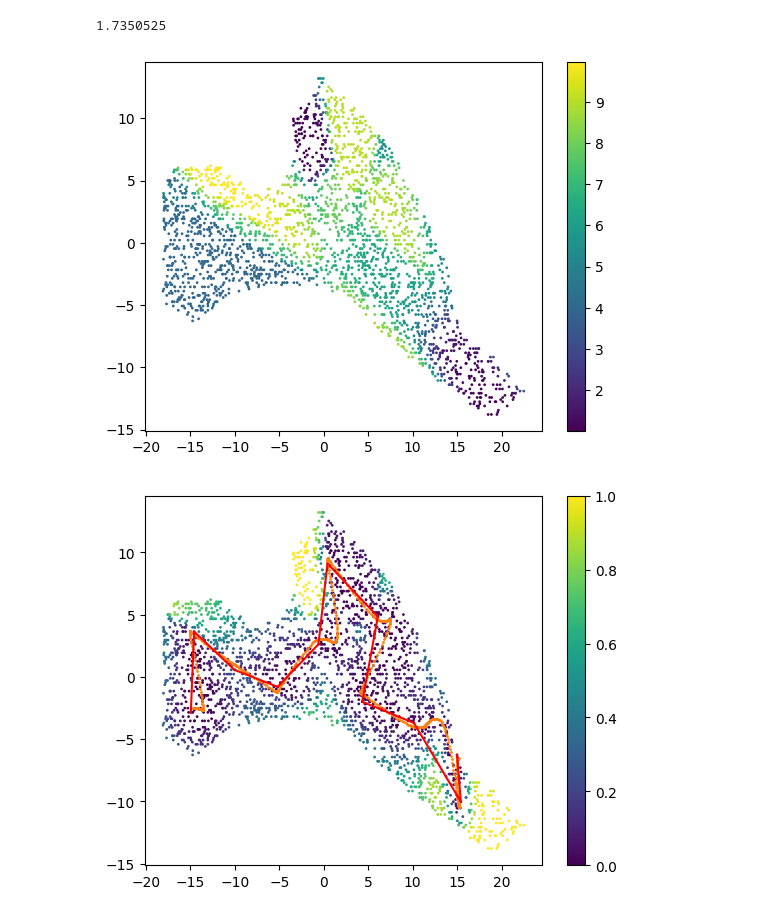
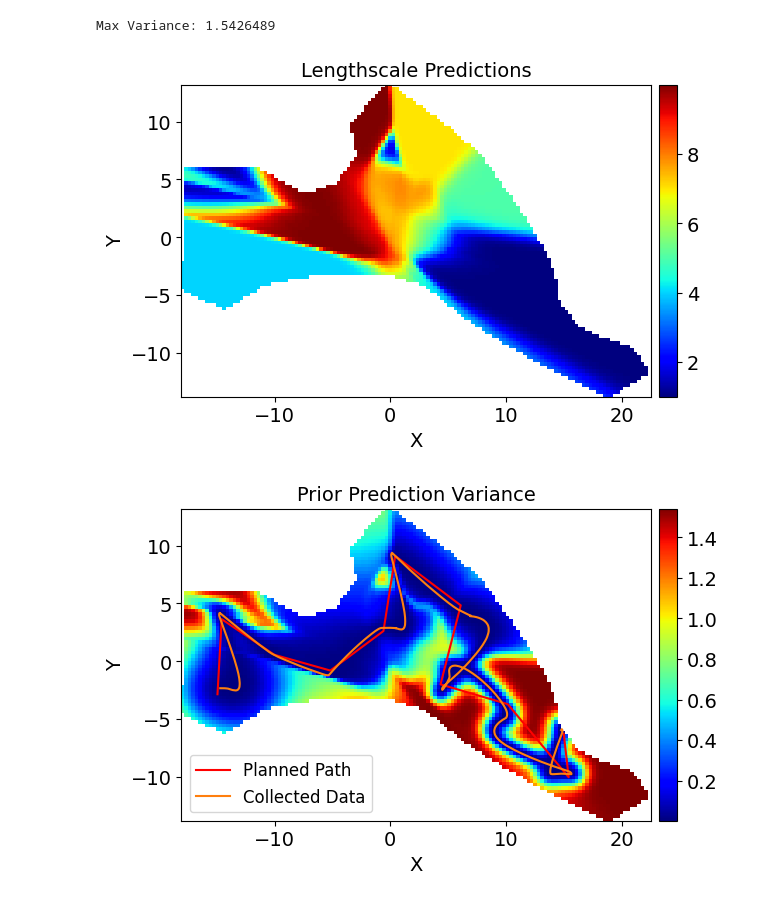
Before and after one commit to itskalvik/ros_sgp_tools, a Jupyter notebook: scripts/postprocess.ipynb, the cells around one changed output. Saved outputs shown, nothing was run; the diff lists cells and outputs as text; code cells hidden in the pictures.

Commit message:
Update coverage mission log plotter

```diff
--- a/scripts/postprocess.ipynb
+++ b/scripts/postprocess.ipynb
@@ -70,5 +45,5 @@ def plot_results(X_candidates, y_candidates, var,
 # %%
-mission_log = "../launch/data/Coverage-mission-2026-01-09-00-55-23"
+mission_log = "../launch/data/Coverage-mission-2026-01-08-23-59-54"
 num_samples = 5000
 
 # data file
@@ -117,3 +92,5 @@ X_init = X_scaler.transform(X_init)
 
 initial_path = X_scaler.transform(initial_path)
 sol_path = X_scaler.transform(sol_path)
+
+fence_vertices = X_scaler.transform(fence_vertices)
@@ -143,37 +142,81 @@ Skipping registering GPU devices...
 # %%
 # Init GP model
 _, _, _, gpr = get_model_params(np.vstack([X_init]).astype(np.float32),
                                 np.vstack([y_init]).astype(np.float32),
                                 kernel=kernel,
                                 noise_variance=noise_variance,
                                 return_model=True,
+                                force_gp=True,
                                 verbose=False,
                                 max_steps=0)
 
 # Load pre-trained parameters
 fname = os.path.join(mission_log, f"model_params.pkl")
 with open(fname, 'rb') as handle:
     params = pickle.load(handle)
 gpflow.utilities.multiple_assign(gpr.kernel, params['kernel'])
 gpflow.utilities.multiple_assign(gpr.likelihood, params['likelihood'])
 
 mean, var = gpr.predict_f(X_candidates.astype(np.float32))
-print(var.numpy().max())
+print("Max Variance:", var.numpy().max())
 
-lengthscales = kernel.get_lengthscales(X_candidates.astype(np.float32))
-plt.scatter(X_candidates[:, 0], X_candidates[:, 1], s=1, c=lengthscales)
-plt.colorbar()
+# ---- Plot lengthscale map ----
+fig, ax = plt.subplots()
+
+lengthscales = kernel.get_lengthscales(X_grid.astype(np.float32))
+lengthscales[outside_idx] = np.nan
+
+im = ax.imshow(
+    lengthscales.reshape(num_x, num_y).T,
+    origin='lower', cmap='jet',
+    extent=extent
+)
+ax.set_aspect('equal')
+
+divider = make_axes_locatable(ax)
+cax = divider.append_axes("right", size="4%", pad=0.08)  # tweak size/pad as desired
+fig.colorbar(im, cax=cax)
+
+ax.set_xlabel('X')
+ax.set_ylabel('Y')
+ax.set_title('Lengthscale Predictions')
+
 plt.show()
 
-plt.scatter(X_candidates[:, 0], X_candidates[:, 1], s=1, c=var.numpy())
-plt.scatter(X_init[:, 0], X_init[:, 1], c='C1', s=1)
-plt.plot(initial_path[:, 0], initial_path[:, 1], c='r')
-plt.colorbar()
+
+# ---- Plot variance map (prior) ----
+fig, ax = plt.subplots()
+
+mean, var = gpr.predict_f(X_grid.astype(np.float32))
+mean = mean.numpy()
+var = var.numpy()
+
+var[outside_idx] = np.nan
+
+im = ax.imshow(
+    var.reshape(num_x, num_y).T,
+    origin='lower', cmap='jet',
+    extent=extent
+)
+ax.set_aspect('equal')
+
+divider = make_axes_locatable(ax)
+cax = divider.append_axes("right", size="4%", pad=0.08)  # tweak size/pad as desired
+fig.colorbar(im, cax=cax)
+
+ax.plot(initial_path[:, 0], initial_path[:, 1], c='r', label='Planned Path')
+ax.plot(X_init[:, 0], X_init[:, 1], c='C1', label='Collected Data')
+
+ax.set_xlabel('X')
+ax.set_ylabel('Y')
+ax.legend(loc='lower left')
+ax.set_title('Prior Prediction Variance')
+
 plt.show()
 # %% [output]
-1.7350525
+Max Variance: 1.5426489
-[figure, old version]
+[figure, new version]
-[figure, old version]
+[figure, new version]
 # %%
 # Init GP model
 _, _, _, gpr_post = get_model_params(np.vstack([X_init, X]).astype(np.float32),
```
Also changed, not shown: parts of 7 cells of this notebook.
